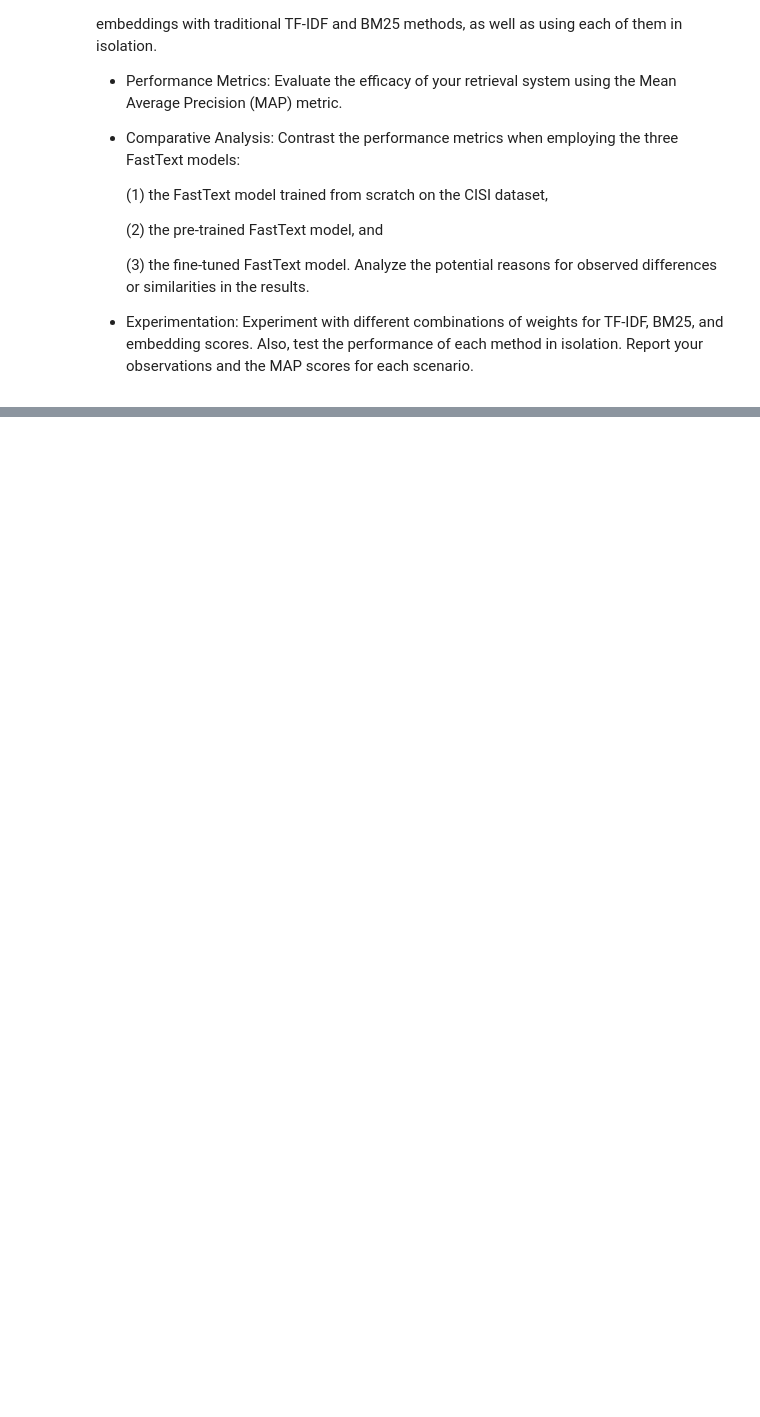
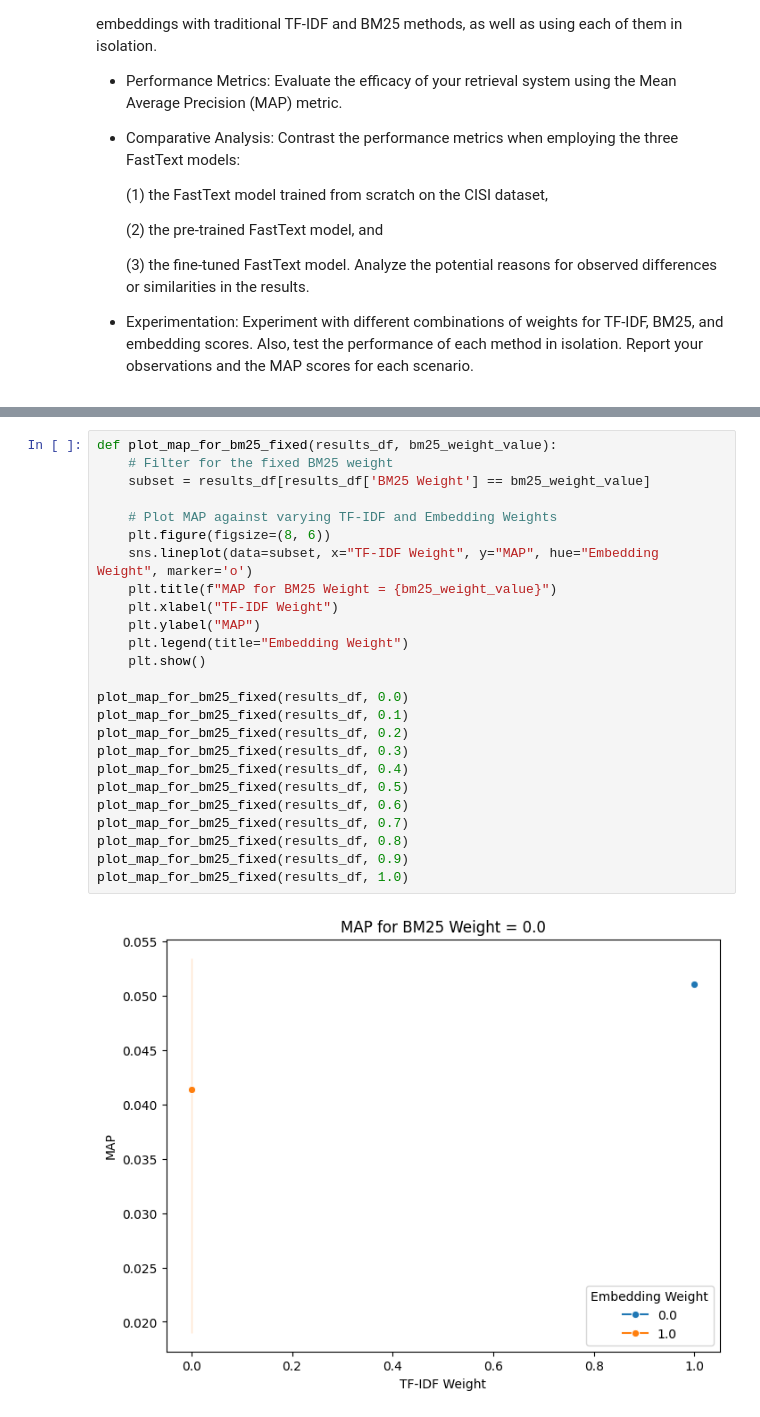
Before and after one commit to mfurkangon/cs533, a Jupyter notebook: HW/HW1/hw.ipynb, the cells around one changed output, grey strips where cells are left out. Drawn from its saved outputs; the diff is of its cells as text; blank space fills up the shorter version.

```diff
--- a/HW/HW1/hw.ipynb
+++ b/HW/HW1/hw.ipynb
@@ -425,0 +594,27 @@ well as using each of them in isolation.
+# %%
+def plot_map_for_bm25_fixed(results_df, bm25_weight_value):
+    # Filter for the fixed BM25 weight
+    subset = results_df[results_df['BM25 Weight'] == bm25_weight_value]
+
+    # Plot MAP against varying TF-IDF and Embedding Weights
+    plt.figure(figsize=(8, 6))
+    sns.lineplot(data=subset, x="TF-IDF Weight", y="MAP", hue="Embedding Weight", marker='o')
+    plt.title(f"MAP for BM25 Weight = {bm25_weight_value}")
+    plt.xlabel("TF-IDF Weight")
+    plt.ylabel("MAP")
+    plt.legend(title="Embedding Weight")
+    plt.show()
+
+plot_map_for_bm25_fixed(results_df, 0.0)
+plot_map_for_bm25_fixed(results_df, 0.1)
+plot_map_for_bm25_fixed(results_df, 0.2)
+plot_map_for_bm25_fixed(results_df, 0.3)
+plot_map_for_bm25_fixed(results_df, 0.4)
+plot_map_for_bm25_fixed(results_df, 0.5)
+plot_map_for_bm25_fixed(results_df, 0.6)
+plot_map_for_bm25_fixed(results_df, 0.7)
+plot_map_for_bm25_fixed(results_df, 0.8)
+plot_map_for_bm25_fixed(results_df, 0.9)
+plot_map_for_bm25_fixed(results_df, 1.0)
+# %% [output]
+[figure, added]
```
Also changed, not shown: parts of 29 cells of this notebook, 2 other files.
